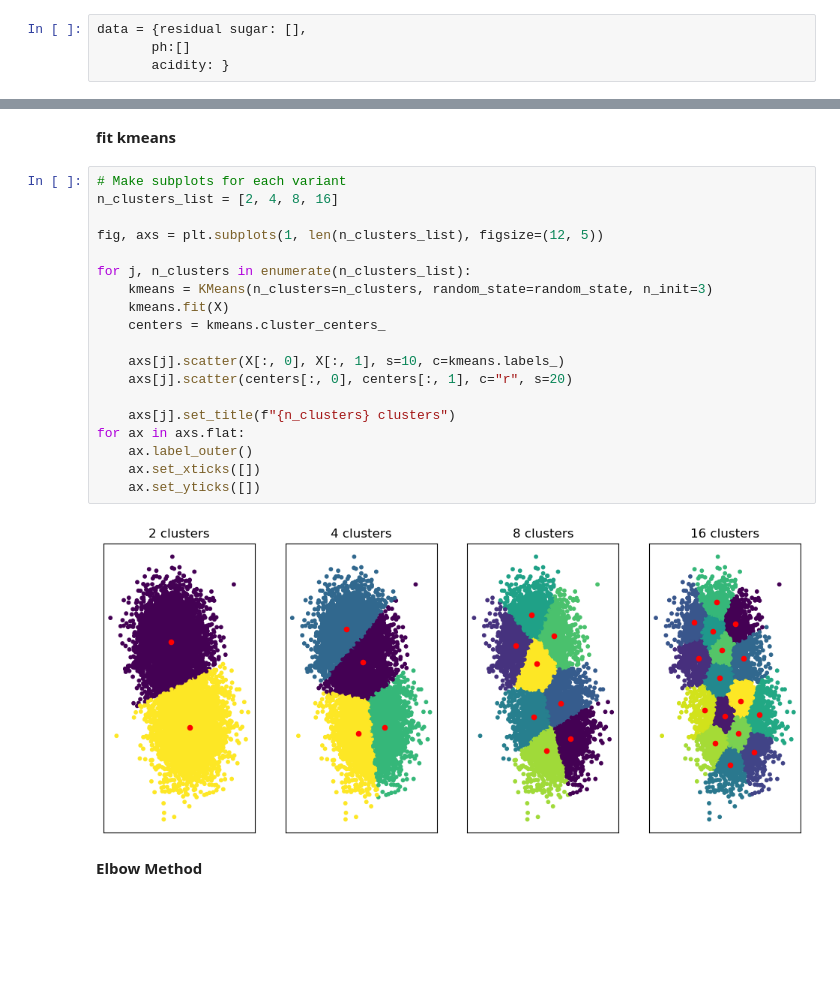
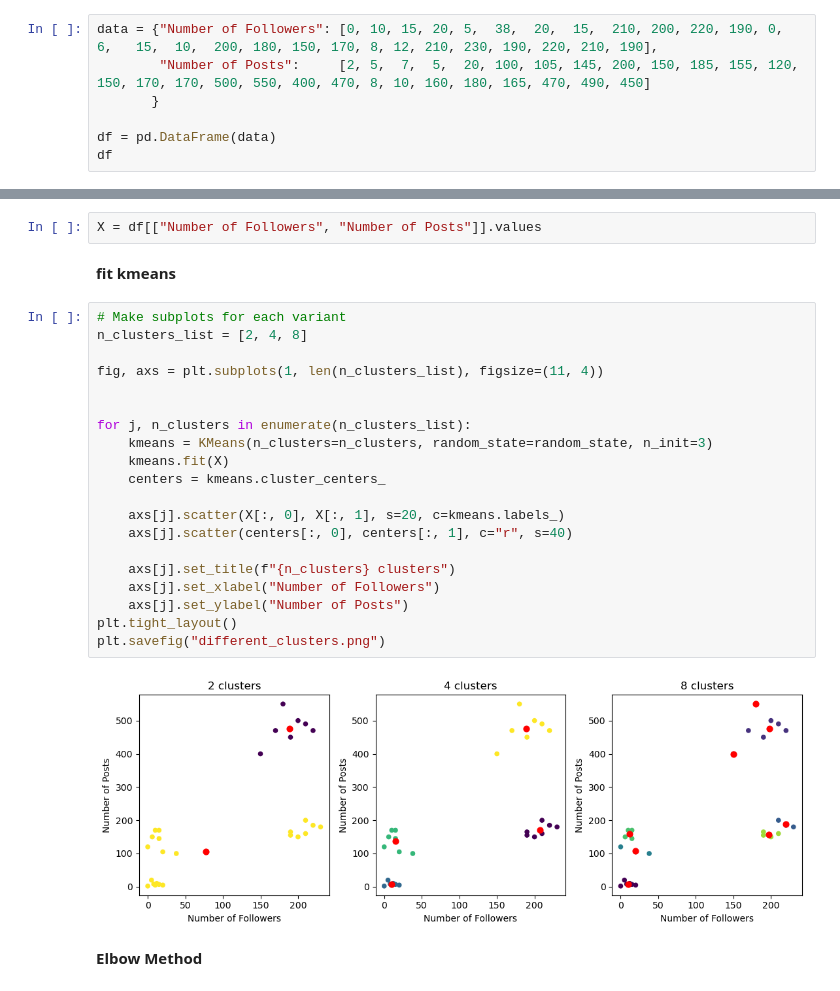
Before and after one commit to froukje/datamapu, a Jupyter notebook: notebooks/kmeans.ipynb, the cells around one changed output, grey strips where cells are left out. Cells and saved outputs as stored; diff of their text form; blank space fills up the shorter version.

Commit message:
kmeans

```diff
--- a/notebooks/kmeans.ipynb
+++ b/notebooks/kmeans.ipynb
@@ -23,6 +22,9 @@ kmeans = KMeans(n_clusters=8,
 
 #X, _ = make_blobs(n_samples=n_samples, centers=2, random_state=random_state)
 # %%
-data = {residual sugar: [],
-       ph:[]
-       acidity: }
+data = {"Number of Followers": [0, 10, 15, 20, 5,  38,  20,  15,  210, 200, 220, 190, 0,   6,   15,  10,  200, 180, 150, 170, 8, 12, 210, 230, 190, 220, 210, 190],
+        "Number of Posts":     [2, 5,  7,  5,  20, 100, 105, 145, 200, 150, 185, 155, 120, 150, 170, 170, 500, 550, 400, 470, 8, 10, 160, 180, 165, 470, 490, 450]
+       }
+
+df = pd.DataFrame(data)
+df
@@ -29,26 +49,29 @@ data = {residual sugar: [],
+# %%
+X = df[["Number of Followers", "Number of Posts"]].values
 # %% [markdown]
 **fit kmeans**
 # %%
 # Make subplots for each variant
-n_clusters_list = [2, 4, 8, 16]
+n_clusters_list = [2, 4, 8]
 
-fig, axs = plt.subplots(1, len(n_clusters_list), figsize=(12, 5))
+fig, axs = plt.subplots(1, len(n_clusters_list), figsize=(11, 4))
+
 
 for j, n_clusters in enumerate(n_clusters_list):
     kmeans = KMeans(n_clusters=n_clusters, random_state=random_state, n_init=3)
     kmeans.fit(X)
     centers = kmeans.cluster_centers_
 
-    axs[j].scatter(X[:, 0], X[:, 1], s=10, c=kmeans.labels_)
-    axs[j].scatter(centers[:, 0], centers[:, 1], c="r", s=20)
+    axs[j].scatter(X[:, 0], X[:, 1], s=20, c=kmeans.labels_)
+    axs[j].scatter(centers[:, 0], centers[:, 1], c="r", s=40)
 
     axs[j].set_title(f"{n_clusters} clusters")
-for ax in axs.flat:
-    ax.label_outer()
-    ax.set_xticks([])
-    ax.set_yticks([])
+    axs[j].set_xlabel("Number of Followers")
+    axs[j].set_ylabel("Number of Posts")
+plt.tight_layout()
+plt.savefig("different_clusters.png")
 # %% [output]
-[figure, old version]
+[figure, new version]
 # %% [markdown]
 **Elbow Method**
 # %%
```
Also changed, not shown: parts of 9 cells of this notebook, 33 other files.
